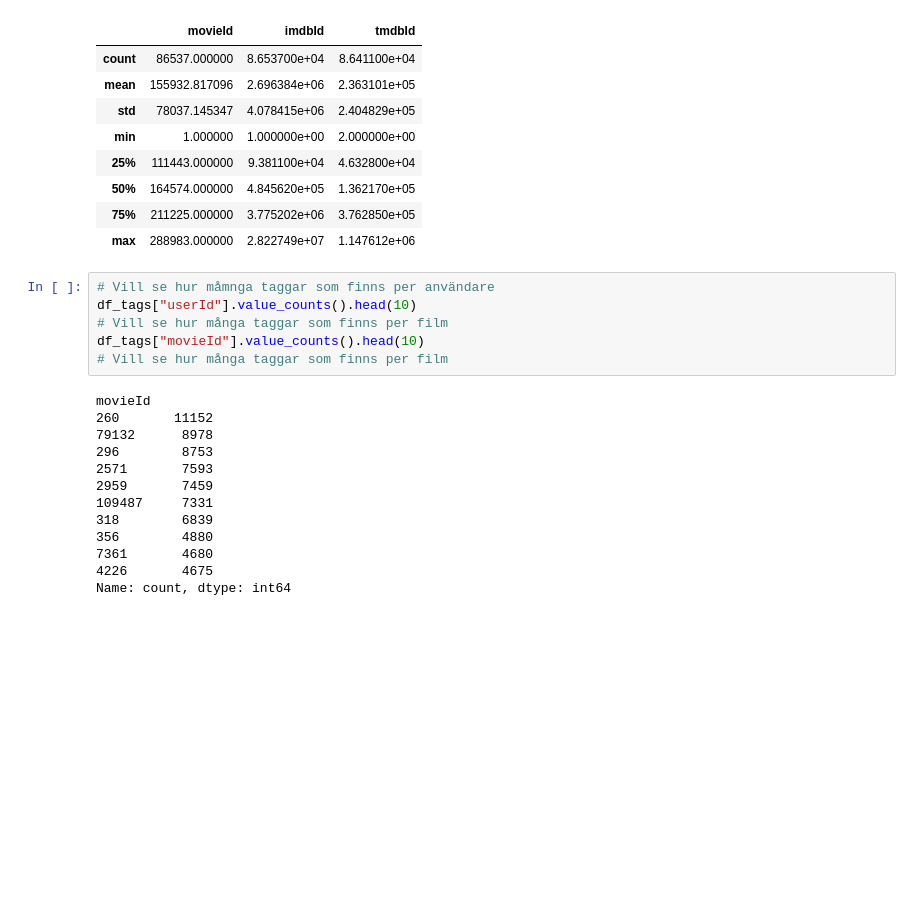
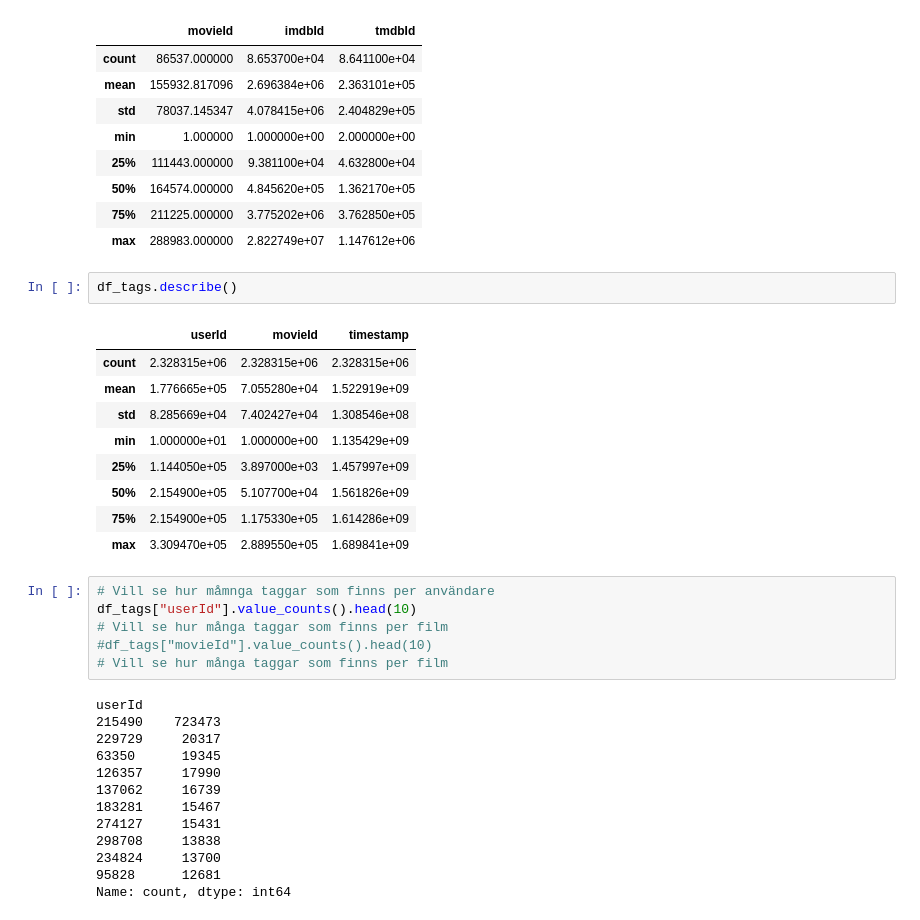
Before and after one commit to PaerBrady/Machine-learning-AI24, a Jupyter notebook: labb2/laborationML2.ipynb, the cells around one changed output. Cells and saved outputs as stored; diff of their text form; blank space fills up the shorter version.

```diff
--- a/labb2/laborationML2.ipynb
+++ b/labb2/laborationML2.ipynb
@@ -236,22 +236,34 @@ memory usage: 2.0 MB
 | 50% | 164574.000000 | 4.845620e+05 | 1.362170e+05 |
 | 75% | 211225.000000 | 3.775202e+06 | 3.762850e+05 |
 | max | 288983.000000 | 2.822749e+07 | 1.147612e+06 |
+# %%
+df_tags.describe()
+# %% [output]
+|  | userId | movieId | timestamp |
+| count | 2.328315e+06 | 2.328315e+06 | 2.328315e+06 |
+| mean | 1.776665e+05 | 7.055280e+04 | 1.522919e+09 |
+| std | 8.285669e+04 | 7.402427e+04 | 1.308546e+08 |
+| min | 1.000000e+01 | 1.000000e+00 | 1.135429e+09 |
+| 25% | 1.144050e+05 | 3.897000e+03 | 1.457997e+09 |
+| 50% | 2.154900e+05 | 5.107700e+04 | 1.561826e+09 |
+| 75% | 2.154900e+05 | 1.175330e+05 | 1.614286e+09 |
+| max | 3.309470e+05 | 2.889550e+05 | 1.689841e+09 |
 # %%
 # Vill se hur måmnga taggar som finns per användare
 df_tags["userId"].value_counts().head(10)
 # Vill se hur många taggar som finns per film
-df_tags["movieId"].value_counts().head(10)
+#df_tags["movieId"].value_counts().head(10)
 # Vill se hur många taggar som finns per film
 # %% [output]
-movieId
-260       11152
-79132      8978
-296        8753
-2571       7593
-2959       7459
-109487     7331
-318        6839
-356        4880
-7361       4680
-4226       4675
+userId
+215490    723473
+229729     20317
+63350      19345
+126357     17990
+137062     16739
+183281     15467
+274127     15431
+298708     13838
+234824     13700
+95828      12681
 Name: count, dtype: int64
```
Also changed, not shown: parts of 2 cells of this notebook, 4 other files.
